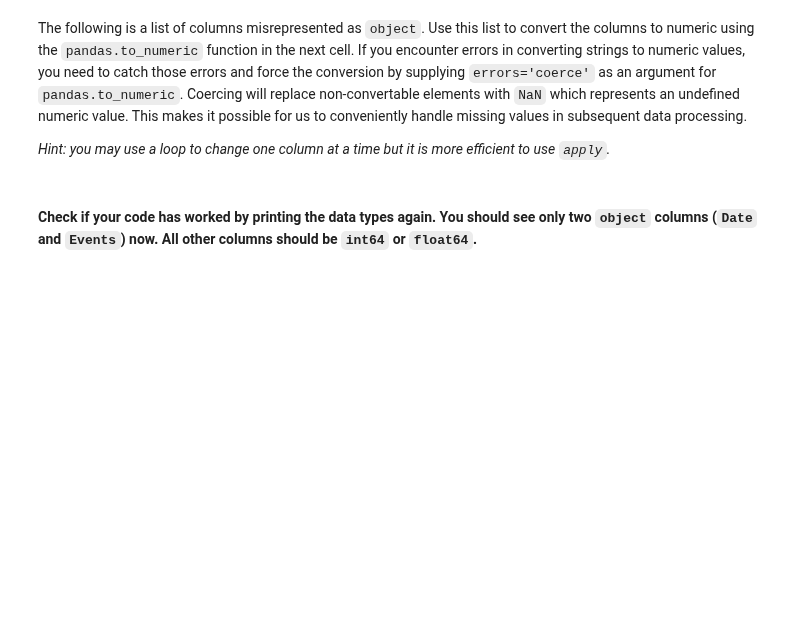
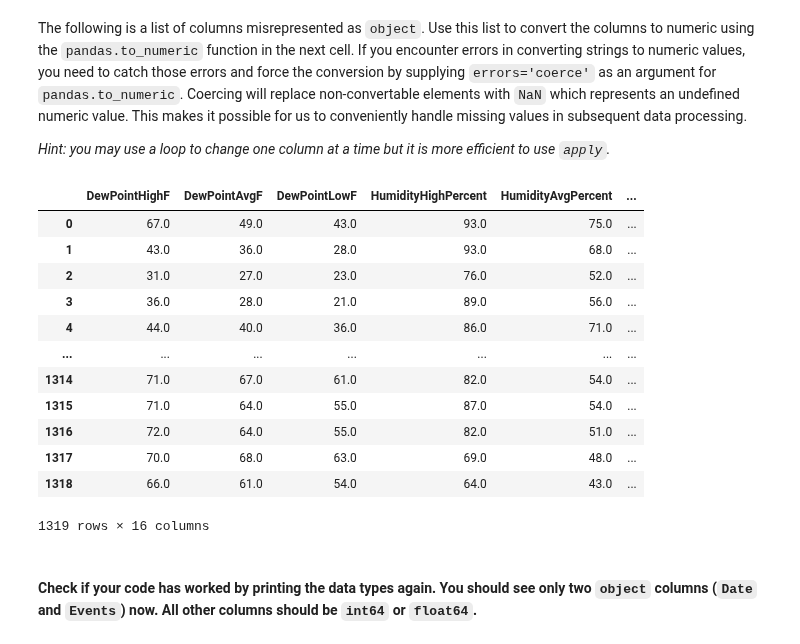
Before and after one commit to dataptmad0124/lab_intro_to_ml, a Jupyter notebook: your-code/main.ipynb, the cells around one changed output. Drawn from its saved outputs; the diff is of its cells as text; code cells hidden in the pictures; blank space fills up the shorter version.

```diff
--- a/your-code/main.ipynb
+++ b/your-code/main.ipynb
@@ -58,2 +129,19 @@ wrong_type_columns = ['DewPointHighF', 'DewPointAvgF', 'DewPointLowF', 'Humidity
+# %%
+austin[wrong_type_columns] = austin[wrong_type_columns].apply(pd.to_numeric, errors='coerce')
+austin[wrong_type_columns]
+# %% [output]
+|  | DewPointHighF | DewPointAvgF | DewPointLowF | HumidityHighPercent | HumidityAvgPercent | ... |
+| 0 | 67.0 | 49.0 | 43.0 | 93.0 | 75.0 | ... |
+| 1 | 43.0 | 36.0 | 28.0 | 93.0 | 68.0 | ... |
+| 2 | 31.0 | 27.0 | 23.0 | 76.0 | 52.0 | ... |
+| 3 | 36.0 | 28.0 | 21.0 | 89.0 | 56.0 | ... |
+| 4 | 44.0 | 40.0 | 36.0 | 86.0 | 71.0 | ... |
+| ... | ... | ... | ... | ... | ... | ... |
+| 1314 | 71.0 | 67.0 | 61.0 | 82.0 | 54.0 | ... |
+| 1315 | 71.0 | 64.0 | 55.0 | 87.0 | 54.0 | ... |
+| 1316 | 72.0 | 64.0 | 55.0 | 82.0 | 51.0 | ... |
+| 1317 | 70.0 | 68.0 | 63.0 | 69.0 | 48.0 | ... |
+| 1318 | 66.0 | 61.0 | 54.0 | 64.0 | 43.0 | ... |
+1319 rows × 16 columns
 # %% [markdown]
 #### Check if your code has worked by printing the data types again. You should see only two `object` columns (`Date` and `Events`) now. All other columns should be `int64` or `float64`.
```
Also changed, not shown: parts of 63 cells of this notebook.
